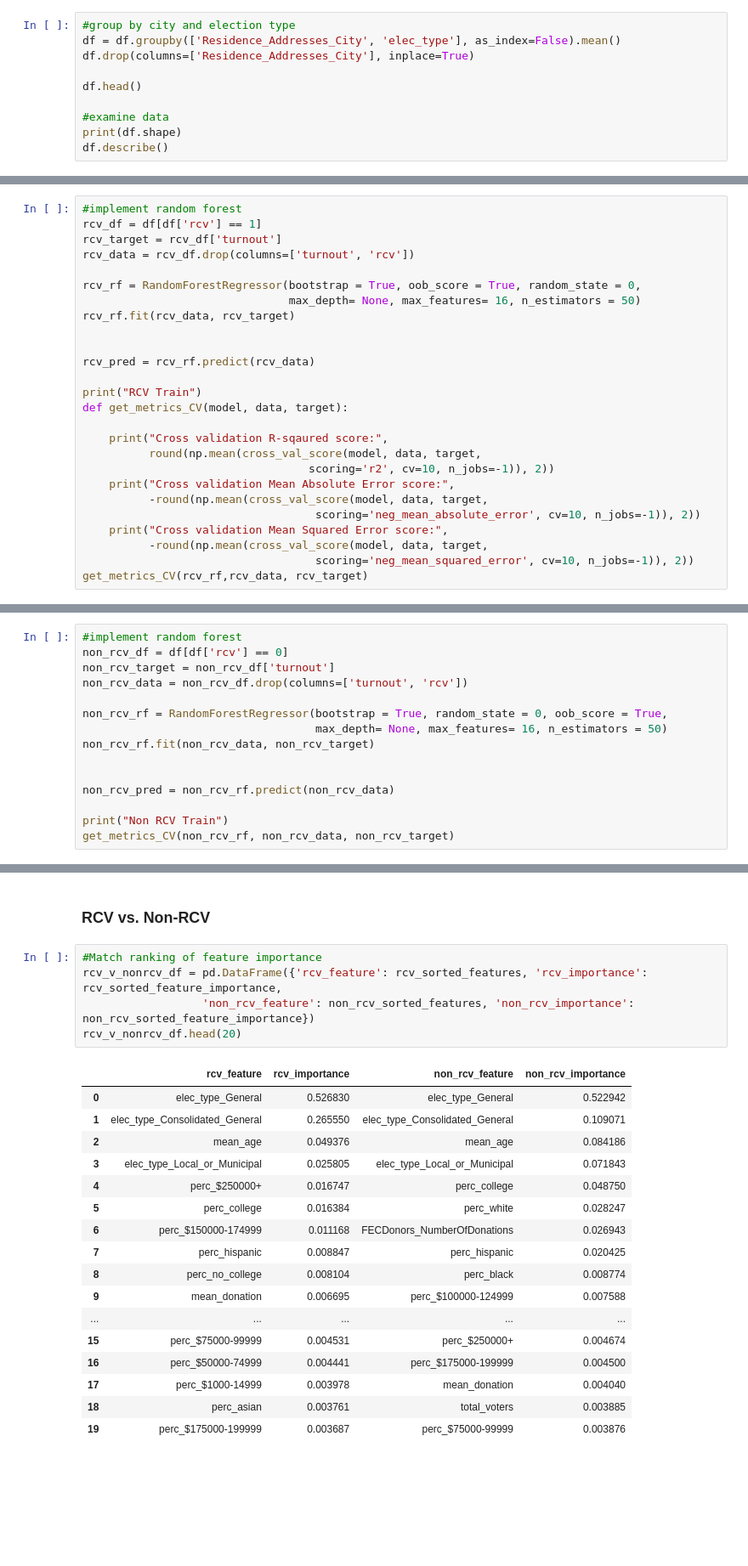
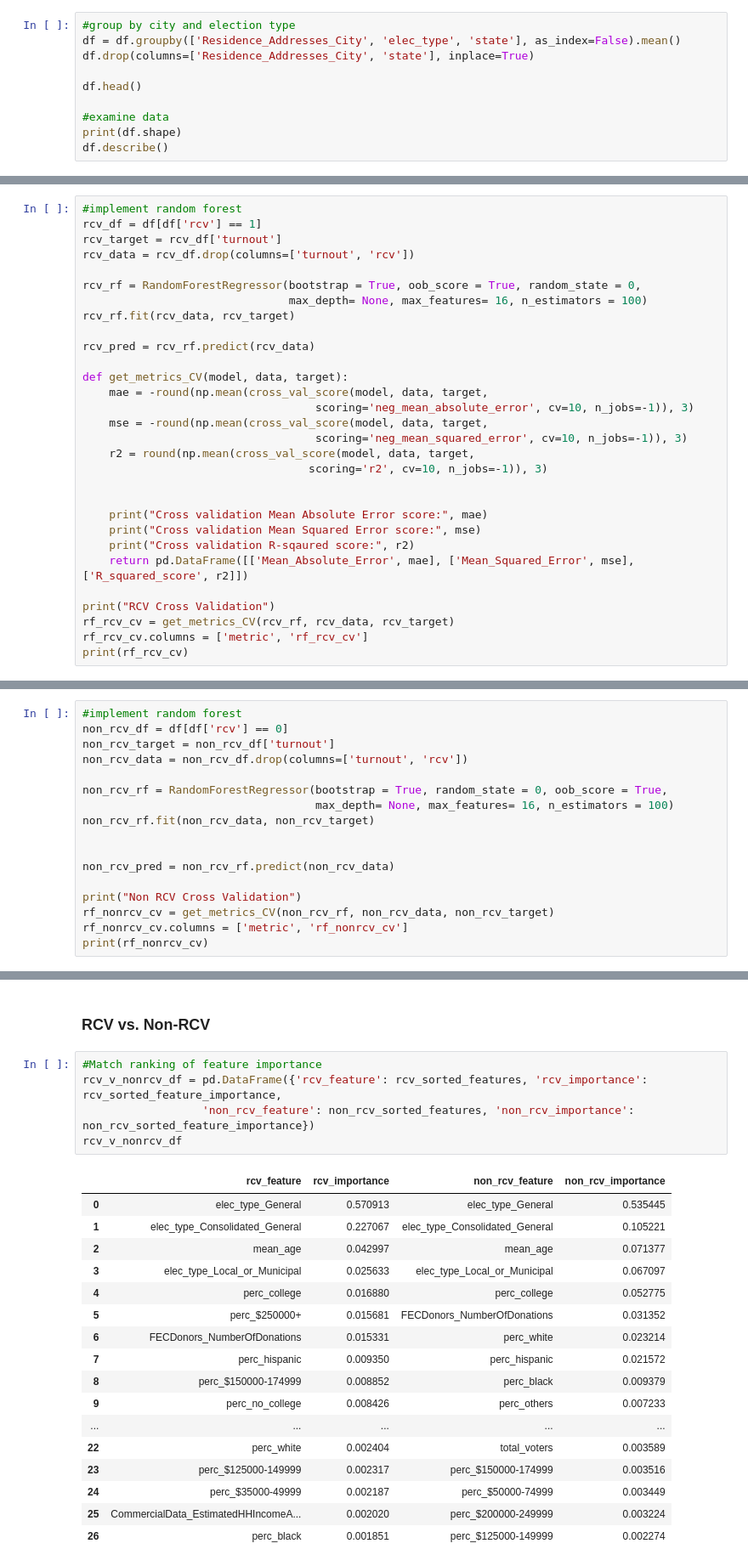
Before and after one commit to jnshzk/capstone, a Jupyter notebook: models.ipynb, the cells around one changed output, grey strips where cells are left out. Shown at 85% size. Cells and saved outputs as stored; diff of their text form; blank space fills up the shorter version.

```diff
--- a/models.ipynb
+++ b/models.ipynb
@@ -171,7 +176,7 @@ df.head()
 # %%
 #group by city and election type
-df = df.groupby(['Residence_Addresses_City', 'elec_type'], as_index=False).mean()
-df.drop(columns=['Residence_Addresses_City'], inplace=True)
+df = df.groupby(['Residence_Addresses_City', 'elec_type', 'state'], as_index=False).mean()
+df.drop(columns=['Residence_Addresses_City', 'state'], inplace=True)
 
 df.head()
 
@@ -412,23 +415,27 @@ rcv_target = rcv_df['turnout']
 rcv_data = rcv_df.drop(columns=['turnout', 'rcv'])
 
 rcv_rf = RandomForestRegressor(bootstrap = True, oob_score = True, random_state = 0,
-                               max_depth= None, max_features= 16, n_estimators = 50)
+                               max_depth= None, max_features= 16, n_estimators = 100)
 rcv_rf.fit(rcv_data, rcv_target)
-
 
 rcv_pred = rcv_rf.predict(rcv_data)
 
-print("RCV Train")
 def get_metrics_CV(model, data, target):
+    mae = -round(np.mean(cross_val_score(model, data, target,
+                                   scoring='neg_mean_absolute_error', cv=10, n_jobs=-1)), 3)
+    mse = -round(np.mean(cross_val_score(model, data, target,
+                                   scoring='neg_mean_squared_error', cv=10, n_jobs=-1)), 3)
+    r2 = round(np.mean(cross_val_score(model, data, target,
+                                  scoring='r2', cv=10, n_jobs=-1)), 3)
 
-    print("Cross validation R-sqaured score:",
-          round(np.mean(cross_val_score(model, data, target,
-                                  scoring='r2', cv=10, n_jobs=-1)), 2))
-    print("Cross validation Mean Absolute Error score:",
-          -round(np.mean(cross_val_score(model, data, target,
-                                   scoring='neg_mean_absolute_error', cv=10, n_jobs=-1)), 2))
-    print("Cross validation Mean Squared Error score:",
-          -round(np.mean(cross_val_score(model, data, target,
-                                   scoring='neg_mean_squared_error', cv=10, n_jobs=-1)), 2))
-get_metrics_CV(rcv_rf,rcv_data, rcv_target)
+
+    print("Cross validation Mean Absolute Error score:", mae)
+    print("Cross validation Mean Squared Error score:", mse)
+    print("Cross validation R-sqaured score:", r2)
+    return pd.DataFrame([['Mean_Absolute_Error', mae], ['Mean_Squared_Error', mse], ['R_squared_score', r2]])
+
+print("RCV Cross Validation")
+rf_rcv_cv = get_metrics_CV(rcv_rf, rcv_data, rcv_target)
+rf_rcv_cv.columns = ['metric', 'rf_rcv_cv']
+print(rf_rcv_cv)
 # %% [output]
@@ -478,12 +483,14 @@ non_rcv_target = non_rcv_df['turnout']
 non_rcv_data = non_rcv_df.drop(columns=['turnout', 'rcv'])
 
 non_rcv_rf = RandomForestRegressor(bootstrap = True, random_state = 0, oob_score = True,
-                                   max_depth= None, max_features= 16, n_estimators = 50)
+                                   max_depth= None, max_features= 16, n_estimators = 100)
 non_rcv_rf.fit(non_rcv_data, non_rcv_target)
 
 
 non_rcv_pred = non_rcv_rf.predict(non_rcv_data)
 
-print("Non RCV Train")
-get_metrics_CV(non_rcv_rf, non_rcv_data, non_rcv_target)
+print("Non RCV Cross Validation")
+rf_nonrcv_cv = get_metrics_CV(non_rcv_rf, non_rcv_data, non_rcv_target)
+rf_nonrcv_cv.columns = ['metric', 'rf_nonrcv_cv']
+print(rf_nonrcv_cv)
 # %% [output]
@@ -529,26 +534,26 @@ plot_feature_importance(non_rcv_rf.feature_importances_, non_rcv_data.columns,
 # %%
 #Match ranking of feature importance
 rcv_v_nonrcv_df = pd.DataFrame({'rcv_feature': rcv_sorted_features, 'rcv_importance': rcv_sorted_feature_importance,
                   'non_rcv_feature': non_rcv_sorted_features, 'non_rcv_importance': non_rcv_sorted_feature_importance})
-rcv_v_nonrcv_df.head(20)
+rcv_v_nonrcv_df
 # %% [output]
 |  | rcv_feature | rcv_importance | non_rcv_feature | non_rcv_importance |
-| 0 | elec_type_General | 0.526830 | elec_type_General | 0.522942 |
-| 1 | elec_type_Consolidated_General | 0.265550 | elec_type_Consolidated_General | 0.109071 |
-| 2 | mean_age | 0.049376 | mean_age | 0.084186 |
-| 3 | elec_type_Local_or_Municipal | 0.025805 | elec_type_Local_or_Municipal | 0.071843 |
-| 4 | perc_$250000+ | 0.016747 | perc_college | 0.048750 |
-| 5 | perc_college | 0.016384 | perc_white | 0.028247 |
-| 6 | perc_$150000-174999 | 0.011168 | FECDonors_NumberOfDonations | 0.026943 |
-| 7 | perc_hispanic | 0.008847 | perc_hispanic | 0.020425 |
-| 8 | perc_no_college | 0.008104 | perc_black | 0.008774 |
-| 9 | mean_donation | 0.006695 | perc_$100000-124999 | 0.007588 |
+| 0 | elec_type_General | 0.570913 | elec_type_General | 0.535445 |
+| 1 | elec_type_Consolidated_General | 0.227067 | elec_type_Consolidated_General | 0.105221 |
+| 2 | mean_age | 0.042997 | mean_age | 0.071377 |
+| 3 | elec_type_Local_or_Municipal | 0.025633 | elec_type_Local_or_Municipal | 0.067097 |
+| 4 | perc_college | 0.016880 | perc_college | 0.052775 |
+| 5 | perc_$250000+ | 0.015681 | FECDonors_NumberOfDonations | 0.031352 |
+| 6 | FECDonors_NumberOfDonations | 0.015331 | perc_white | 0.023214 |
+| 7 | perc_hispanic | 0.009350 | perc_hispanic | 0.021572 |
+| 8 | perc_$150000-174999 | 0.008852 | perc_black | 0.009379 |
+| 9 | perc_no_college | 0.008426 | perc_others | 0.007233 |
 | ... | ... | ... | ... | ... |
-| 15 | perc_$75000-99999 | 0.004531 | perc_$250000+ | 0.004674 |
-| 16 | perc_$50000-74999 | 0.004441 | perc_$175000-199999 | 0.004500 |
-| 17 | perc_$1000-14999 | 0.003978 | mean_donation | 0.004040 |
-| 18 | perc_asian | 0.003761 | total_voters | 0.003885 |
-| 19 | perc_$175000-199999 | 0.003687 | perc_$75000-99999 | 0.003876 |
+| 22 | perc_white | 0.002404 | total_voters | 0.003589 |
+| 23 | perc_$125000-149999 | 0.002317 | perc_$150000-174999 | 0.003516 |
+| 24 | perc_$35000-49999 | 0.002187 | perc_$50000-74999 | 0.003449 |
+| 25 | CommercialData_EstimatedHHIncomeA... | 0.002020 | perc_$200000-249999 | 0.003224 |
+| 26 | perc_black | 0.001851 | perc_$125000-149999 | 0.002274 |
 # %%
 #Match features
 nonrcv_df = pd.DataFrame({'feature': non_rcv_sorted_features, 'importance_nonrcv': non_rcv_sorted_feature_importance})
```
Also changed, not shown: parts of 32 cells of this notebook, 1 other file.
